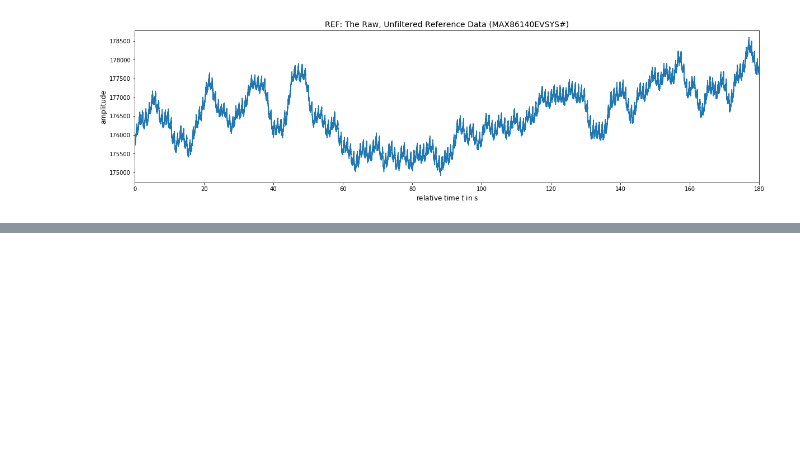
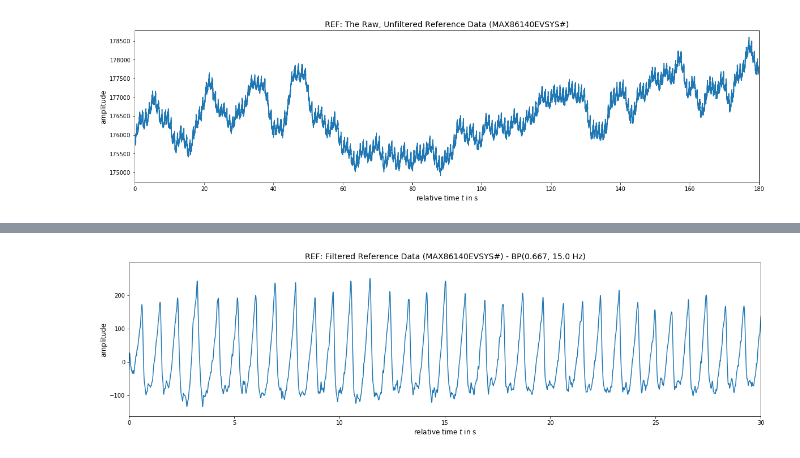
Before and after one commit to fwolling/PPGraw, a Jupyter notebook: python/show_ref.ipynb, the cells around one changed output, grey strips where cells are left out. Cells and saved outputs as stored; diff of their text form; code cells hidden in the pictures; blank space fills up the shorter version.

```diff
--- a/python/show_ref.ipynb
+++ b/python/show_ref.ipynb
@@ -38,0 +99,19 @@ plt.show()
+# %%
+# Plot the reference data filtered: 2nd order band-pass filter, 0.167 Hz lower and 15.0 Hz upper corner frequencies
+bp_fc_low = 0.666667  # The filter's lower corner frequency.
+bp_fc_hig = 15.0  # The filter's upper corner frequency.
+bp_order = 2  # The filter's order.
+
+data_lp = bandpass(data["signal"], fs=data["fs"], order=bp_order, fc_low=bp_fc_low, fc_hig=bp_fc_hig)
+
+width, height = (20, 5)
+fig=plt.figure(figsize=(width, height))
+ax=plt.axes()
+ax.set_title("REF: Filtered Reference Data (MAX86140EVSYS#) - BP(" + str(round(bp_fc_low, 3)) + ", " + str(round(bp_fc_hig, 1)) + " Hz)", fontsize=14)
+ax.set_xlabel("relative time $t$ in s", fontsize=12)
+ax.set_ylabel("amplitude", fontsize=12)
+ax.set_xlim((0.0, 30.0))
+ax.plot(data["time"], data_lp)
+plt.show()
+# %% [output]
+[figure, added]
```
Also changed, not shown: parts of 6 cells of this notebook.
